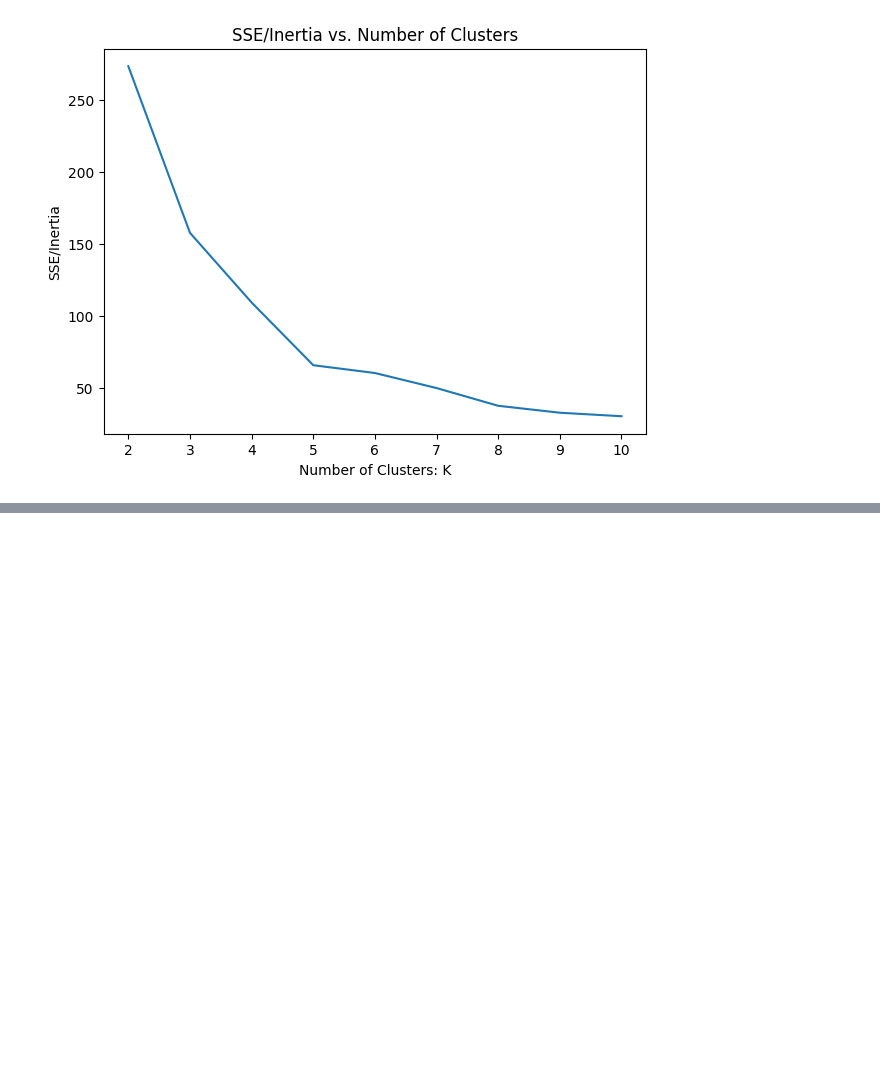
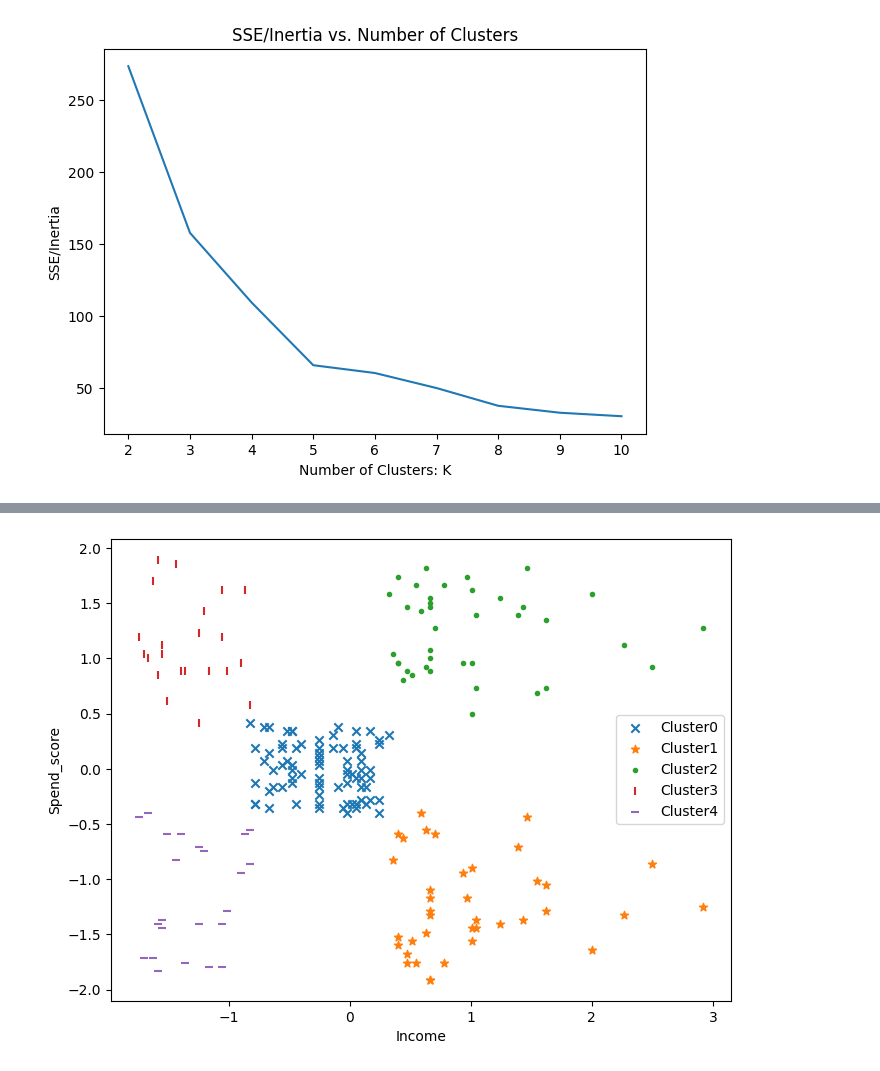
Before and after one commit to johnson80245/python, a Jupyter notebook: DS for Marketing Analytics/DS Marketing Analytics Ch4.ipynb, the cells around one changed output, grey strips where cells are left out. Saved outputs shown, nothing was run; the diff lists cells and outputs as text; code cells hidden in the pictures; blank space fills up the shorter version.

```diff
--- a/DS for Marketing Analytics/DS Marketing Analytics Ch4.ipynb
+++ b/DS for Marketing Analytics/DS Marketing Analytics Ch4.ipynb
@@ -208,0 +193,80 @@ memory usage: 31.4 KB
+# %%
+#Exercise 4.04 Mean-Shift Clustering on Mall Customers
+
+#Import libraries and set bandwidth
+from sklearn.cluster import MeanShift, estimate_bandwidth
+bandwidth = 0.9
+
+#Creating MeanShift
+ms = MeanShift(bandwidth = bandwidth,
+               bin_seeding = True)
+ms.fit(mall_scaled[cluster_cols])
+
+mall_scaled['Cluster'] = ms.predict(X)
+
+#Visualize with scatterplot
+markers = ['x', '*', '.', '|', '_', '1', '2']
+plt.figure(figsize=[8,6])
+for clust in range(mall_scaled.Cluster.nunique()):
+    temp = mall_scaled[mall_scaled.Cluster == clust]
+    plt.scatter(temp.Income,
+                temp.Spend_score,
+                marker = markers[clust],
+                label = 'Cluster'+str(clust))
+
+plt.xlabel('Income')
+plt.ylabel('Spend_score')
+plt.legend()
+plt.show()
+
+#Estimate andwith to find bandwidth required & fit to model
+bandwidth = estimate_bandwidth(mall_scaled[cluster_cols],
+                               quantile = 0.1)
+print(bandwidth)
+
+ms = MeanShift(bandwidth = bandwidth,
+               bin_seeding = True)
+ms.fit(mall_scaled[cluster_cols])
+mall_scaled['Cluster'] = ms.predict(mall_scaled[cluster_cols])
+mall_scaled.Cluster.nunique()
+
+#Visualize the obtained clusters in a scatter
+plt.figure(figsize = [8,6])
+
+for clust in range(mall_scaled.Cluster.nunique()):
+    temp = mall_scaled[mall_scaled.Cluster == clust]
+    plt.scatter(temp.Income,
+                temp.Spend_score,
+                marker = markers[clust],
+                label = 'Cluster' + str(clust))
+plt.xlabel('Income')
+plt.ylabel('Spend_score')
+plt.legend()
+plt.show()
+
+
+#Change quantile value to see effect
+bandwidth = estimate_bandwidth(mall_scaled[cluster_cols],
+                               quantile = 0.15)
+print(bandwidth)
+
+ms = MeanShift(bandwidth = bandwidth,
+               bin_seeding = True)
+ms.fit(mall_scaled[cluster_cols])
+mall_scaled['Cluster'] = ms.predict(mall_scaled[cluster_cols])
+mall_scaled.Cluster.nunique()
+
+plt.figure(figsize = [8,6])
+
+for clust in range(mall_scaled.Cluster.nunique()):
+    temp = mall_scaled[mall_scaled.Cluster == clust]
+    plt.scatter(temp.Income,
+                temp.Spend_score,
+                marker = markers[clust],
+                label = 'Cluster' + str(clust))
+plt.xlabel('Income')
+plt.ylabel('Spend_score')
+plt.legend()
+plt.show()
+# %% [output]
+[figure, added]
```
Also changed, not shown: parts of 6 cells of this notebook.
